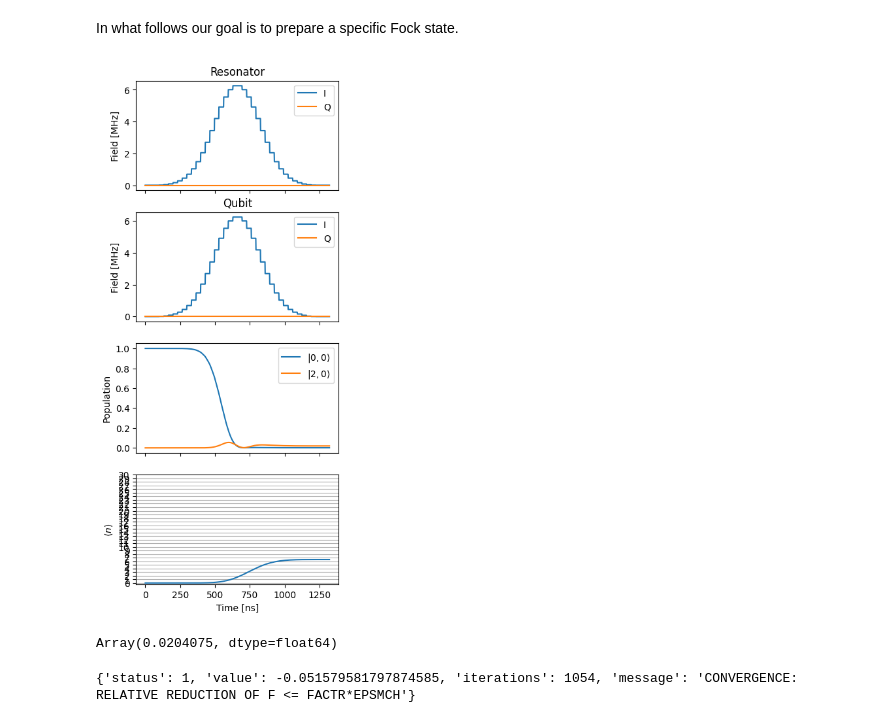
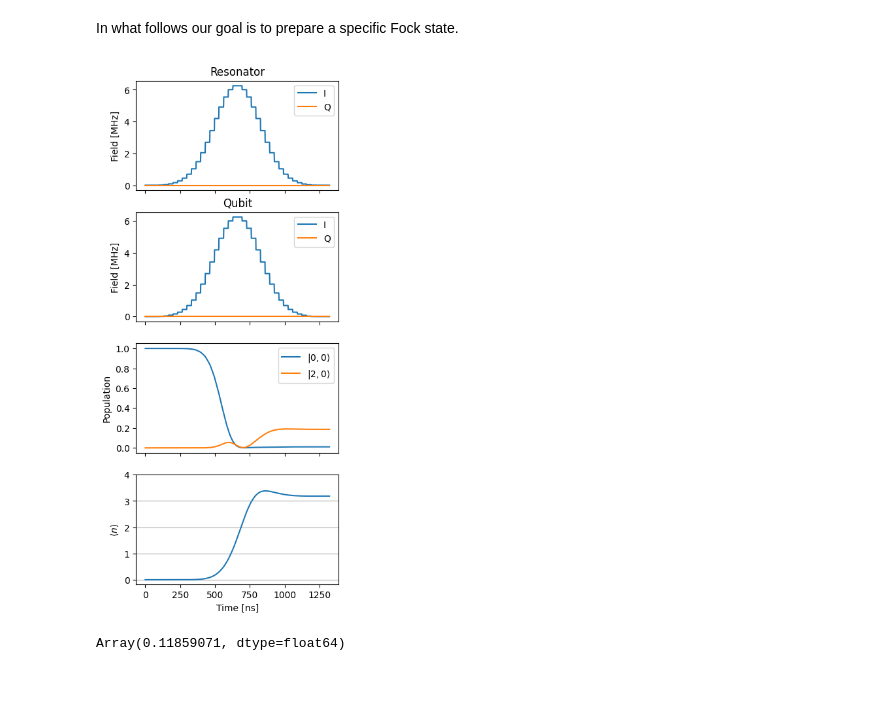
Before and after one commit to FZJ-PGI-12/paraqeet, a Jupyter notebook: examples/bosonic_grape_state_preparation.ipynb, the cells around one changed output. Saved outputs shown, nothing was run; the diff lists cells and outputs as text; code cells hidden in the pictures; blank space fills up the shorter version.

```diff
--- a/examples/bosonic_grape_state_preparation.ipynb
+++ b/examples/bosonic_grape_state_preparation.ipynb
@@ -90,7 +90,7 @@ plt.show()
 # %% [output]
 [figure]
 # %%
-n_fock_list = [30, 31] # if one switches to 6 the optimizer seems to go on indefinetely. This might be due to the absolute value of infidelity required.
+n_fock_list = [5, 6] #[30, 31] # if one switches to 6 the optimizer seems to go on indefinetely. This might be due to the absolute value of infidelity required.
 fock_target = 2
 n_times = 1001
 
@@ -176,7 +176,7 @@ diff_fid_square = SquareDifferenceGoal(fid_list)
 
 meas_list = fid_list + [diff_fid_square]
 
-weights = [1 for _ in range(len(fid_list) + 1)]
+weights = np.array([1.0 for _ in range(len(fid_list) + 1)])
 weights[-1] = -0.1
 weights = weights/np.sum(weights)
 
@@ -190,7 +191,7 @@ In what follows our goal is to prepare a specific Fock state.
 # %%
 def plot_states_and_fock_number():
     """Plot the states."""
-    item = 1
+    item = 0
     ts = np.linspace(0, t_final, 1001)
     states = prop_list[item].propagate(ts)
     sig_res = gen_res.generate_signal(ts)
@@ -203,38 +204,38 @@ def plot_states_and_fock_number():
     n_fock_avg = np.zeros(n_times, dtype=float)
     for k in range(n_times):
         n_fock_avg[k] = np.real((states[k].conj().T@fock_number_op_list[item]@states[k])[0, 0])
 
 
     fig, ax = plt.subplots(4, figsize=(4, 10), sharex=True)
     ax[0].plot(ts / 1e-9, np.real(sig_res)/1e6, label="I")
     ax[0].plot(ts / 1e-9, np.imag(sig_res)/1e6, label="Q")
     ax[0].legend(loc=1)
     ax[0].set_ylabel("Field [MHz]")
     ax[0].set_title("Resonator")
     ax[1].plot(ts / 1e-9, np.real(sig_qubit)/1e6, label="I")
     ax[1].plot(ts / 1e-9, np.imag(sig_qubit)/1e6, label="Q")
     ax[1].legend(loc=1)
     ax[1].set_ylabel("Field [MHz]")
     ax[1].set_title("Qubit")
     ax[2].plot(ts / 1e-9, pop_initial_state, label="$|0,0 \\rangle$")
     ax[2].plot(ts / 1e-9, pop_target_state, label="$|2, 0 \\rangle$")
     ax[2].legend(loc='best')
     ax[2].set_ylabel("Population")
     ax[3].plot(ts / 1e-9, n_fock_avg)
     ax[3].set_ylabel("$\\langle n \\rangle$")
     y_fock_ticks = np.arange(n_fock_list[item])
     ax[3].set_yticks(y_fock_ticks)
     ax[3].grid(axis='y')
     ax[-1].set_xlabel("Time [ns]")
     plt.show()
 
 plot_states_and_fock_number()
 # %% [output]
-[figure, old version]
+[figure, new version]
 # %%
 goal.measure()
 # %% [output]
-Array(0.0204075, dtype=float64)
+Array(0.11859071, dtype=float64)
 # %%
 from cthree.optimisation_map import OptimisationMap
 from cthree.optimisers.scipy_optimiser_gradient import ScipyOptimiserGradient
@@ -246,4 +249,0 @@ opt = ScipyOptimiserGradient(goal, optimisables=optmap)
-# %%
-opt.optimise()
-# %% [output]
-{'status': 1, 'value': -0.051579581797874585, 'iterations': 1054, 'message': 'CONVERGENCE: RELATIVE REDUCTION OF F <= FACTR*EPSMCH'}
```
Also changed, not shown: parts of 7 cells of this notebook, 2 other files.
